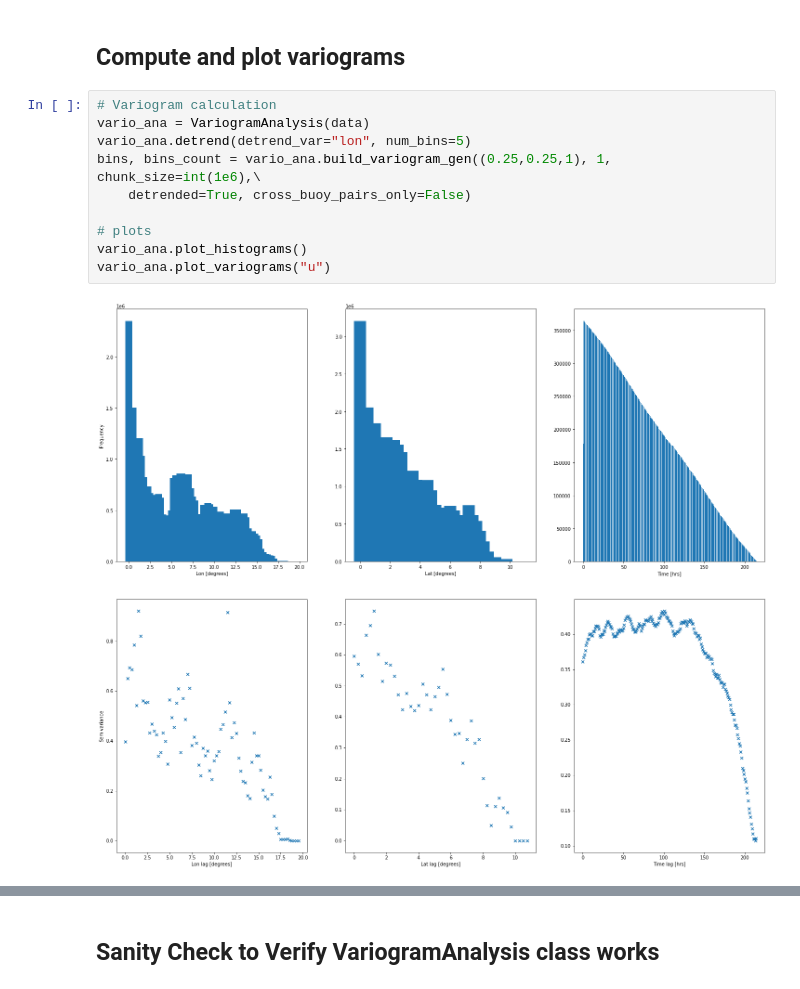
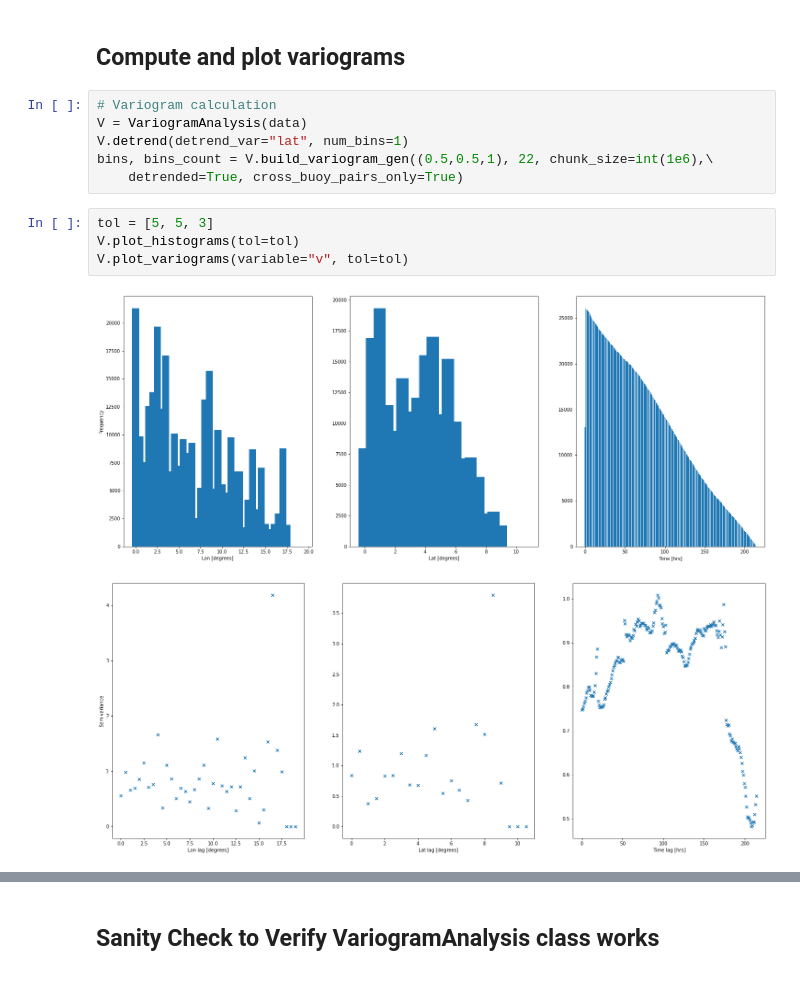
Before and after one commit to MariusWiggert/OceanPlatformControl, a Jupyter notebook: ocean_navigation_simulator/generative_error_model/test_variogram.ipynb, the cells around one changed output, grey strips where cells are left out. Drawn from its saved outputs; the diff is of its cells as text.

```diff
--- a/ocean_navigation_simulator/generative_error_model/test_variogram.ipynb
+++ b/ocean_navigation_simulator/generative_error_model/test_variogram.ipynb
@@ -81,16 +76,16 @@ display(time)
 ## Compute and plot variograms
 # %%
 # Variogram calculation
-vario_ana = VariogramAnalysis(data)
-vario_ana.detrend(detrend_var="lon", num_bins=5)
-bins, bins_count = vario_ana.build_variogram_gen((0.25,0.25,1), 1, chunk_size=int(1e6),\
-    detrended=True, cross_buoy_pairs_only=False)
-
-# plots
-vario_ana.plot_histograms()
-vario_ana.plot_variograms("u")
+V = VariogramAnalysis(data)
+V.detrend(detrend_var="lat", num_bins=1)
+bins, bins_count = V.build_variogram_gen((0.5,0.5,1), 22, chunk_size=int(1e6),\
+    detrended=True, cross_buoy_pairs_only=True)
-# %% [output]
-[figure, removed]
-[figure, removed]
+# %%
+tol = [5, 5, 3]
+V.plot_histograms(tol=tol)
+V.plot_variograms(variable="v", tol=tol)
+# %% [output]
+[figure, added]
+[figure, added]
 # %%
 # plot combined histogram by taking euclidean distance to compute lag scalar
```
Also changed, not shown: parts of 6 cells of this notebook, 3 other files.
